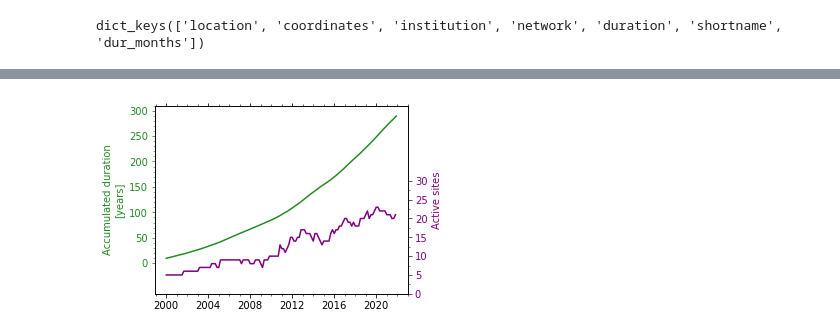
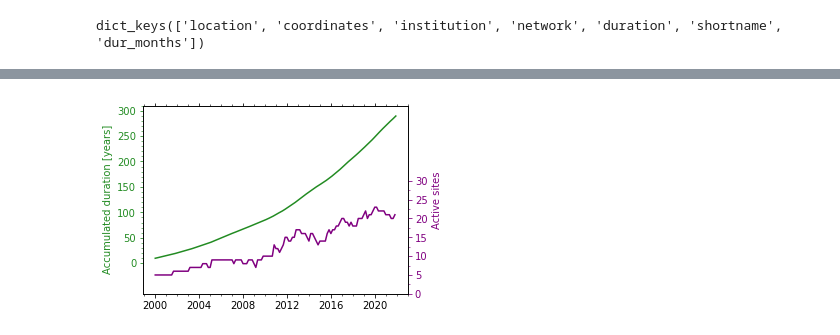
Before and after one commit to martin-rdz/global_gb_cloud_aerosol_profiling, a Jupyter notebook: overview_g-b_profiling.ipynb, the cells around one changed output, grey strips where cells are left out. Saved outputs shown, nothing was run; the diff lists cells and outputs as text; code cells hidden in the pictures.

```diff
--- a/overview_g-b_profiling.ipynb
+++ b/overview_g-b_profiling.ipynb
@@ -14,6 +14,9 @@ import cartopy.crs as ccrs
 import matplotlib
 import matplotlib.pyplot as plt
 import toml
+# %%
+# svg font import
+plt.rcParams.update({'text.usetex': False,"svg.fonttype": 'none'})
 # %%
 with open('data_sites.toml') as stat_file:
     sites = toml.load(stat_file)
@@ -583,7 +589,7 @@ for i in unique:
     if center_lat > 75 and len(station_names) == 1:
         plot_coords = (center_lat-5, center_lon-6)
     if center_lat > 75 and len(station_names) > 1:
-        plot_coords = (center_lat, center_lon)
+        plot_coords = (center_lat-2, center_lon)
     #if 'Point Reyes' in station_names:
     #    plot_coords = (center_lat-4, center_lon+5)
     if set(['Cabauw', 'Leipzig', 'Lindenberg', 'Chilbolton', 'Jülich', 'Palaiseau']) < set(station_names):
@@ -592,6 +598,8 @@ for i in unique:
         plot_coords = (center_lat-5, center_lon+5)
     if 'Limassol' in station_names:
         plot_coords = (center_lat-7, center_lon+5)
+    if 'Tropical Western Pacific Naru' in station_names:
+        plot_coords = (center_lat-8, center_lon+3)
 
     print('cluster ', i, center_lat, center_lon, duration)
     if len(station_names) > 1:
@@ -664,6 +672,8 @@ gl.ylocator = matplotlib.ticker.FixedLocator(lat_edges)
 gl.xformatter = cartopy.mpl.gridliner.LONGITUDE_FORMATTER
 gl.yformatter = cartopy.mpl.gridliner.LATITUDE_FORMATTER
 
+ax.set_extent([-173, 182, -85, 89], ccrs.PlateCarree())
+
 for e in cluster_props:
 #     if e['dur_months'] > 120:
 #         c = 'red'
@@ -702,7 +712,7 @@ leg = ax.legend(new_handles, new_labels, scatterpoints=1,
                 bbox_to_anchor=(0.94, -0.05), framealpha=0.8, fontsize=12)
 
 #plt.tight_layout()
-savepath = 'map_profiling_observations_month_sum_cluster.png'
+savepath = fn_prefix+'map_profiling_observations_month_sum_cluster.png'
 plt.savefig(savepath, dpi=350)
 # %% [output]
 0 [51.35341, 12.434639]
@@ -795,3 +959,12 @@ for dt, s_p, s_n in zip(dts[1:], active_sites[:-1], active_sites[1:]):
                  +  set()
 2021-12-01   21  -  set()
                  +  set()
+# %%
+durs_NH = np.array([durs_NH_LL, durs_NH_ML, durs_NH_HL])
+durs_SH = np.array([durs_SH_LL, durs_SH_ML, durs_SH_HL])
+
+print(durs_NH.shape)
+print('NH', durs_NH[:,-1])
+print('NH', durs_NH[:,-1]/12)
+print('SH', durs_SH[:,-1])
+print('SH', durs_SH[:,-1]/12)
@@ -801,7 +980,7 @@ fig, ax = plt.subplots(figsize=(5, 3.2))
 c1 = 'forestgreen'
 ax.plot(dts, np.array(durs)/12, c1)
 
-ax.set_ylabel('Accumulated duration\n[years]', color=c1)
+ax.set_ylabel('Accumulated duration [years]', color=c1)
 ax.set_yticks(np.arange(0, 320, 50))
 ax.set_ylim([-60, 310])
 ax.tick_params(axis='y', which='both', colors=c1)
@@ -815,6 +994,7 @@ ax2.set_yticks(np.arange(0, 31, 5))
 ax2.set_ylim([0, 50])
 ax2.tick_params(axis='y', which='both', colors=c2)
 
+# ax.set_xlim(right=datetime.datetime(2025,1,1))
 
 ax.xaxis.set_minor_locator(matplotlib.ticker.AutoMinorLocator())
 #ax.yaxis.set_minor_locator(matplotlib.ticker.AutoMinorLocator())
@@ -833,4 +1013,65 @@ ax.tick_params(axis='x', which='both',
 plt.tight_layout()
 fname = 'time_series.png'
 plt.savefig(fname, dpi=250)
+
+
+#
+# ===============================================
+#
+
+colors = ['saddlebrown', 'lightgreen', 'silver']
+colors_SH = ['darkorange', 'lightgreen', 'silver']
+
+fig, ax = plt.subplots(figsize=(5, 3.2))
+
+# ax.axhline(0, color='dimgrey', lw=1)
+ax.stackplot(dts, durs_NH/12, colors=colors)
+ax.stackplot(dts, -durs_SH/12, colors=colors_SH)
+ax.axhline(0, color='black', lw=1)
+
+ax.set_xlim(right=datetime.datetime(2026,6,1))
+ax.set_ylim(-110, 270)
+print(ax.get_yticks())
+labels = ax.get_yticks()
+ax.set_yticklabels(['{0:.0f}'.format(abs(y)) for y in labels])
+
+ax.set_ylabel('Accumulated duration [years]')
+
+ax.xaxis.set_minor_locator(matplotlib.ticker.AutoMinorLocator())
+ax.yaxis.set_minor_locator(matplotlib.ticker.AutoMinorLocator())
+
+ax.spines['right'].set_visible(False)
+ax.spines['top'].set_visible(False)
+
+ax.text(0.03, 0.45, "Northern\nHemisphere", fontsize=10.5,
+        fontweight='semibold',
+        transform=ax.transAxes,
+        verticalalignment='baseline', horizontalalignment='left')
+
+ax.text(0.03, 0.08, "Southern\nHemisphere", fontsize=10.5,
+        fontweight='semibold',
+        transform=ax.transAxes,
+        verticalalignment='baseline', horizontalalignment='left')
+
+leg_dt = datetime.datetime(2022,4,1)
+ax.text(leg_dt, 200, "Polar", fontsize=10.5, color='grey',
+        fontweight='semibold', transform=ax.transData,
+        verticalalignment='baseline', horizontalalignment='left')
+ax.text(leg_dt, 90, "Mid-lat", fontsize=10.5, color='mediumseagreen',
+        fontweight='semibold', transform=ax.transData,
+        verticalalignment='baseline', horizontalalignment='left')
+ax.text(leg_dt, 7, "Low-lat", fontsize=10.5, color='saddlebrown',
+        fontweight='semibold', transform=ax.transData,
+        verticalalignment='baseline', horizontalalignment='left')
+ax.text(leg_dt, -27, "Low-lat", fontsize=10.5, color='darkorange',
+        fontweight='semibold', transform=ax.transData,
+        verticalalignment='baseline', horizontalalignment='left')
+ax.text(leg_dt, -55, "Mid-lat", fontsize=10.5, color='mediumseagreen',
+        fontweight='semibold', transform=ax.transData,
+        verticalalignment='baseline', horizontalalignment='left')
+
+plt.tight_layout()
+fname = 'time_series_lat_bins'
+plt.savefig(fname + '.png', dpi=250)
+plt.savefig(fname + '.svg', dpi=250)
 # %% [output]
@@ -837 +1079 @@ plt.savefig(fname, dpi=250)
-[figure, old version]
+[figure, new version]
```
Also changed, not shown: parts of 8 cells of this notebook, 8 other files.
